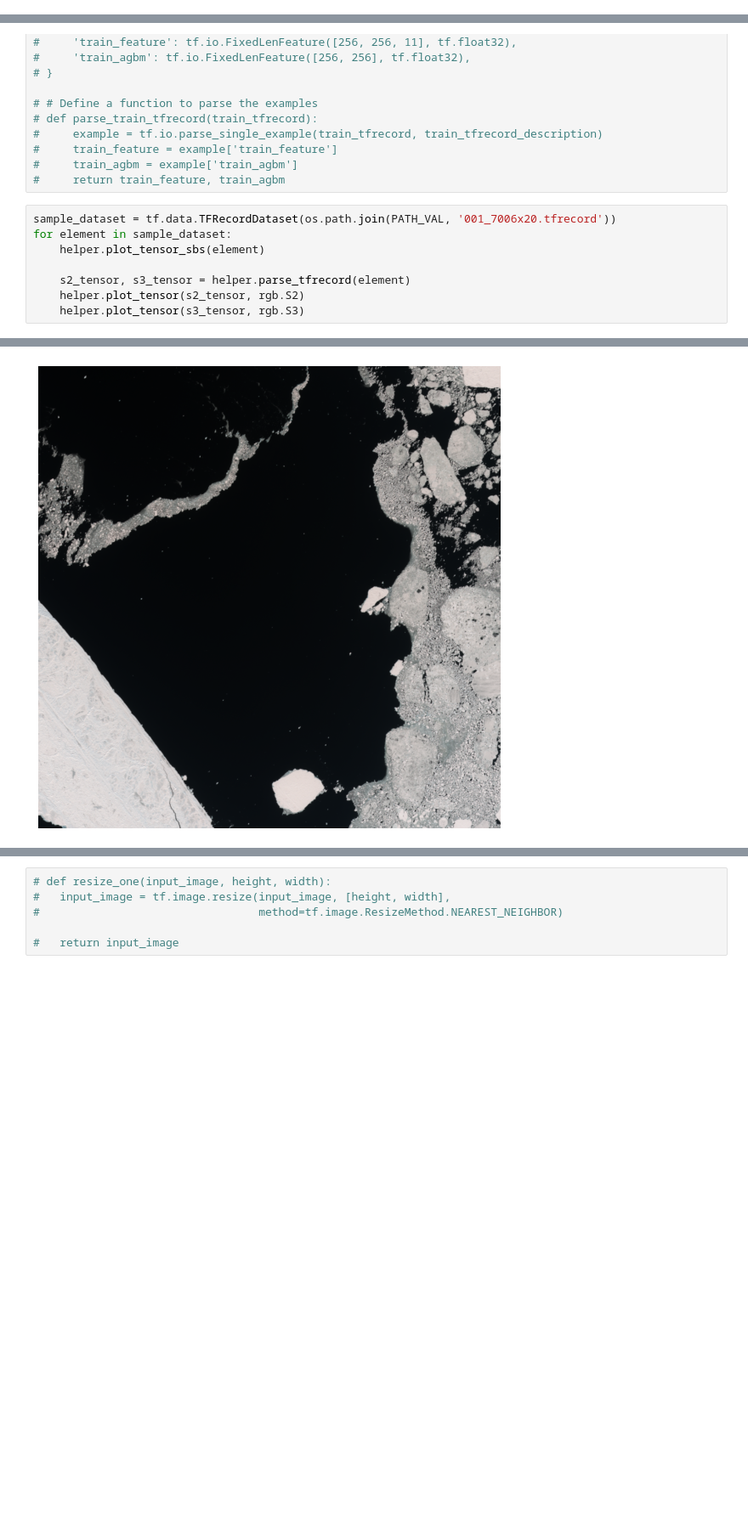
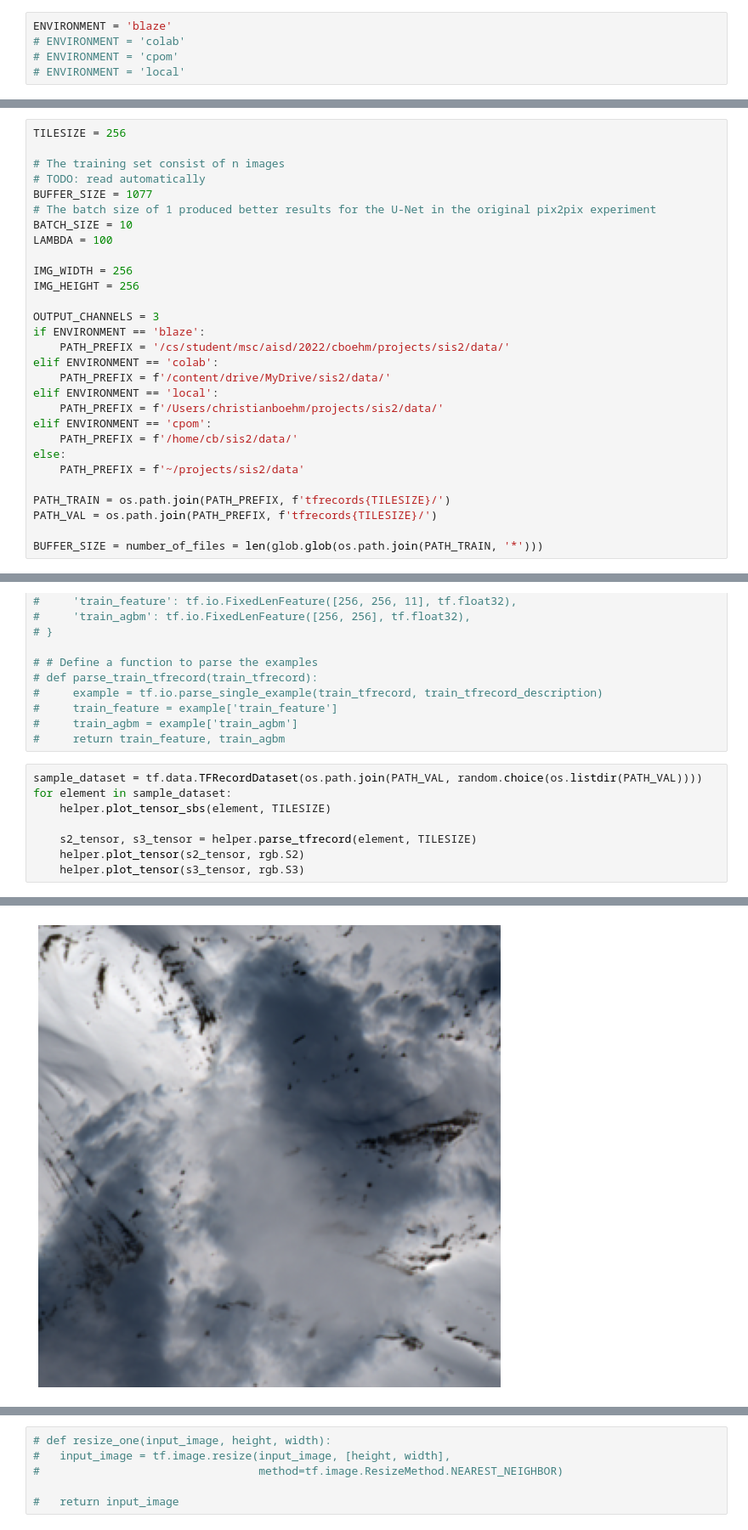
Before and after one commit to ucabcbo/ARISGAN, a Jupyter notebook: train_blaze.ipynb, the cells around one changed output, grey strips where cells are left out. Shown at 85% size. Drawn from its saved outputs; the diff is of its cells as text; blank space fills up the shorter version.

Commit message:
blaze execution

```diff
--- a/train_blaze.ipynb
+++ b/train_blaze.ipynb
@@ -0,0 +1,5 @@
+# %%
+ENVIRONMENT = 'blaze'
+# ENVIRONMENT = 'colab'
+# ENVIRONMENT = 'cpom'
+# ENVIRONMENT = 'local'
@@ -49,3 +69,32 @@ IMG_HEIGHT = 960
+# %%
+TILESIZE = 256
+
+# The training set consist of n images
+# TODO: read automatically
+BUFFER_SIZE = 1077
+# The batch size of 1 produced better results for the U-Net in the original pix2pix experiment
+BATCH_SIZE = 10
+LAMBDA = 100
+
+IMG_WIDTH = 256
+IMG_HEIGHT = 256
+
+OUTPUT_CHANNELS = 3
+if ENVIRONMENT == 'blaze':
+    PATH_PREFIX = '/cs/student/msc/aisd/2022/cboehm/projects/sis2/data/'
+elif ENVIRONMENT == 'colab':
+    PATH_PREFIX = f'/content/drive/MyDrive/sis2/data/'
+elif ENVIRONMENT == 'local':
+    PATH_PREFIX = f'/Users/christianboehm/projects/sis2/data/'
+elif ENVIRONMENT == 'cpom':
+    PATH_PREFIX = f'/home/cb/sis2/data/'
+else:
+    PATH_PREFIX = f'~/projects/sis2/data'
+
+PATH_TRAIN = os.path.join(PATH_PREFIX, f'tfrecords{TILESIZE}/')
+PATH_VAL = os.path.join(PATH_PREFIX, f'tfrecords{TILESIZE}/')
+
+BUFFER_SIZE = number_of_files = len(glob.glob(os.path.join(PATH_TRAIN, '*')))
 # %%
 # def normalize_numpy(array):
 #     array_min, array_max = array.min(), array.max()
@@ -84,11 +133,11 @@ def normalize_tensor(input_image, real_image):
 #     train_agbm = example['train_agbm']
 #     return train_feature, train_agbm
 # %%
-sample_dataset = tf.data.TFRecordDataset(os.path.join(PATH_VAL, '001_7006x20.tfrecord'))
+sample_dataset = tf.data.TFRecordDataset(os.path.join(PATH_VAL, random.choice(os.listdir(PATH_VAL))))
 for element in sample_dataset:
-    helper.plot_tensor_sbs(element)
+    helper.plot_tensor_sbs(element, TILESIZE)
 
-    s2_tensor, s3_tensor = helper.parse_tfrecord(element)
+    s2_tensor, s3_tensor = helper.parse_tfrecord(element, TILESIZE)
     helper.plot_tensor(s2_tensor, rgb.S2)
     helper.plot_tensor(s3_tensor, rgb.S3)
 # %% [output]
@@ -96 +145 @@ for element in sample_dataset:
-[figure, old version]
+[figure, new version]
```
Also changed, not shown: parts of 33 cells of this notebook, 5 other files.
